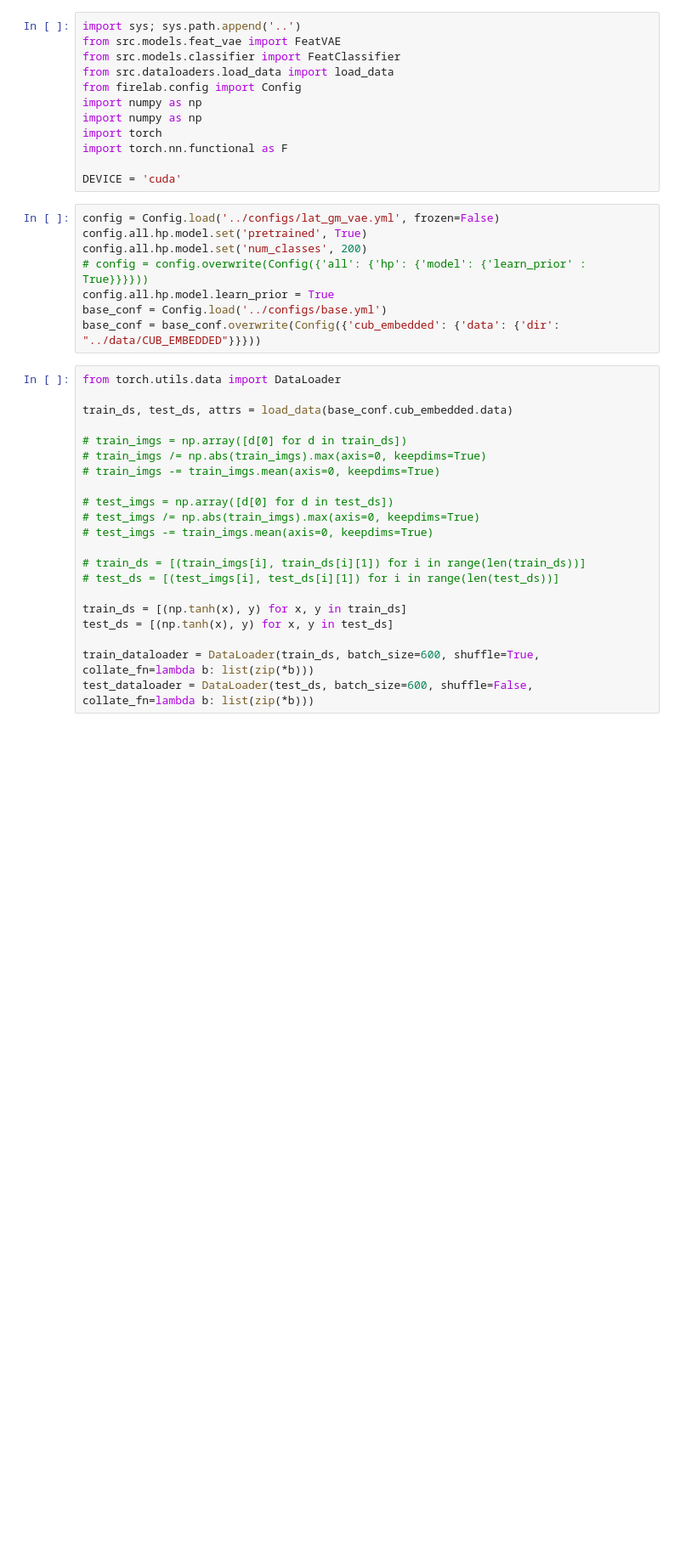
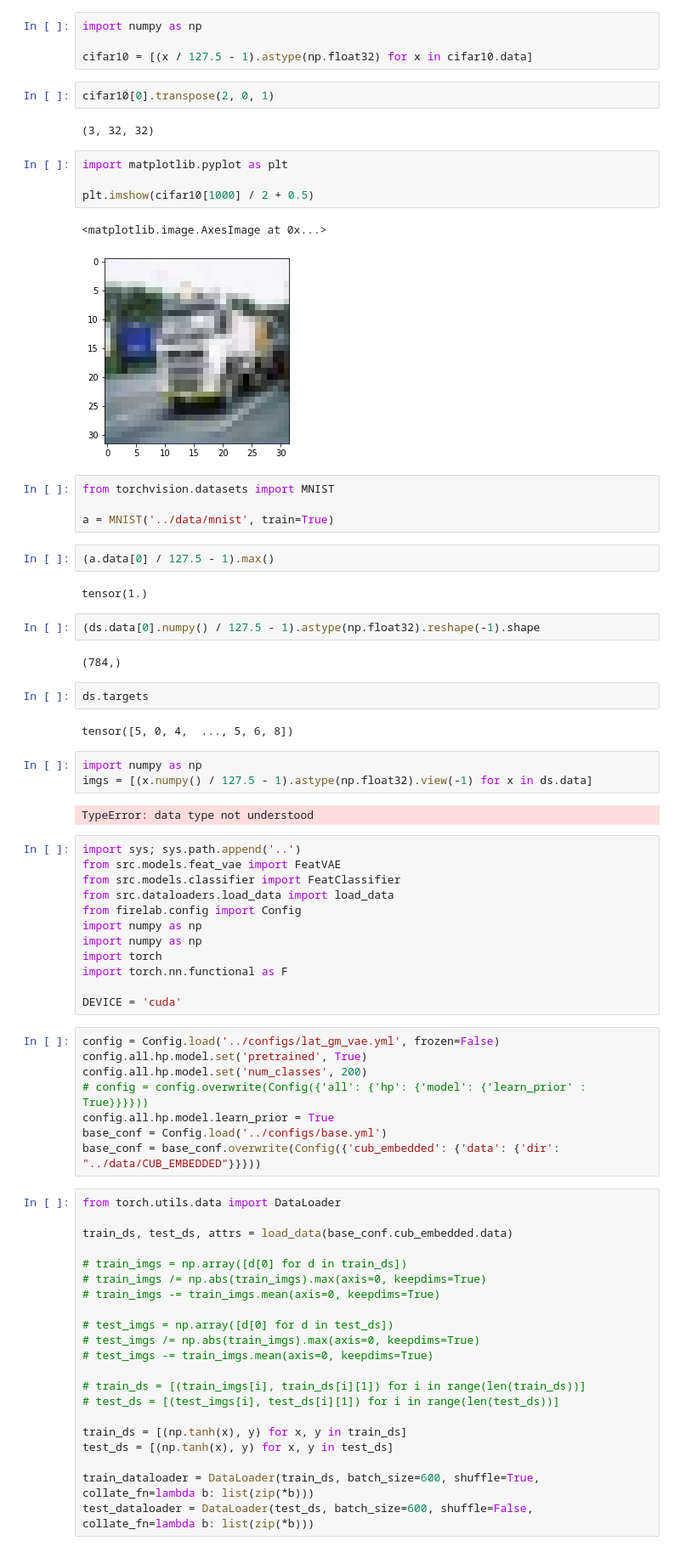
Before and after one commit to universome/class-norm, a Jupyter notebook: notebooks/feat-vae.ipynb, the cells around one changed output. Shown at 85% size. Cells and saved outputs as stored; diff of their text form; blank space fills up the shorter version.

```diff
--- a/notebooks/feat-vae.ipynb
+++ b/notebooks/feat-vae.ipynb
@@ -1,3 +9,39 @@
+# %%
+import numpy as np
+
+cifar10 = [(x / 127.5 - 1).astype(np.float32) for x in cifar10.data]
+# %%
+cifar10[0].transpose(2, 0, 1)
+# %% [output]
+(3, 32, 32)
+# %%
+import matplotlib.pyplot as plt
+
+plt.imshow(cifar10[1000] / 2 + 0.5)
+# %% [output]
+<matplotlib.image.AxesImage at 0x...>
+[figure, added]
+# %%
+from torchvision.datasets import MNIST
+
+a = MNIST('../data/mnist', train=True)
+# %%
+(a.data[0] / 127.5 - 1).max()
+# %% [output]
+tensor(1.)
+# %%
+(ds.data[0].numpy() / 127.5 - 1).astype(np.float32).reshape(-1).shape
+# %% [output]
+(784,)
+# %%
+ds.targets
+# %% [output]
+tensor([5, 0, 4,  ..., 5, 6, 8])
+# %%
+import numpy as np
+imgs = [(x.numpy() / 127.5 - 1).astype(np.float32).view(-1) for x in ds.data]
+# %% [output]
+TypeError: data type not understood
 # %%
 import sys; sys.path.append('..')
 from src.models.feat_vae import FeatVAE
```
Also changed, not shown: parts of 1 cell of this notebook, 4 other files.
